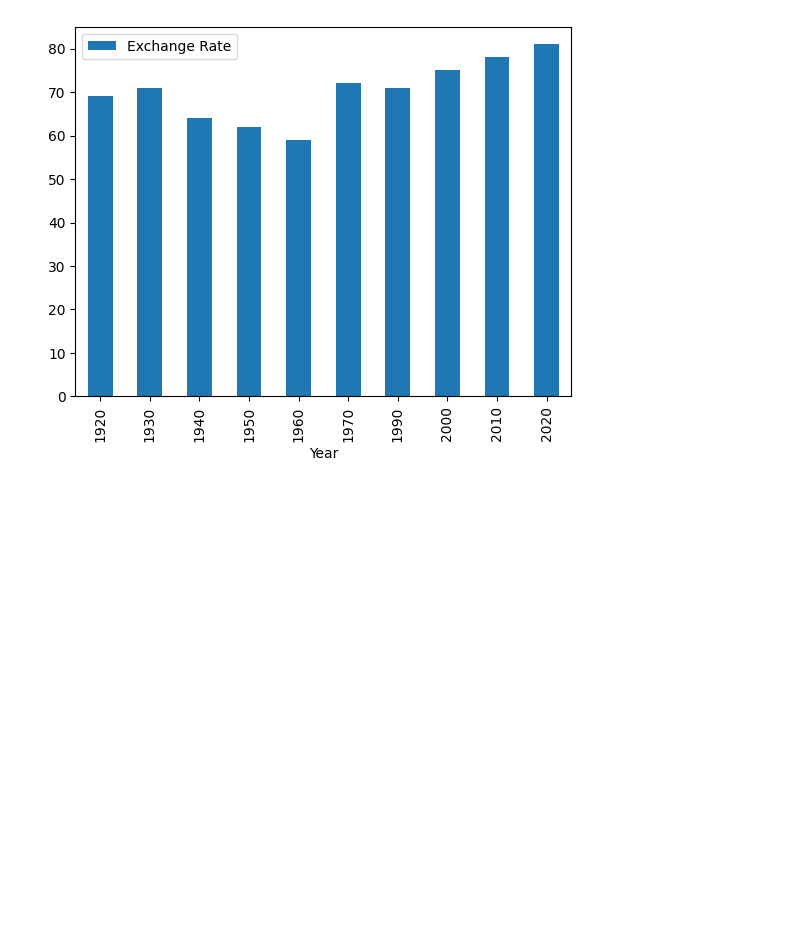
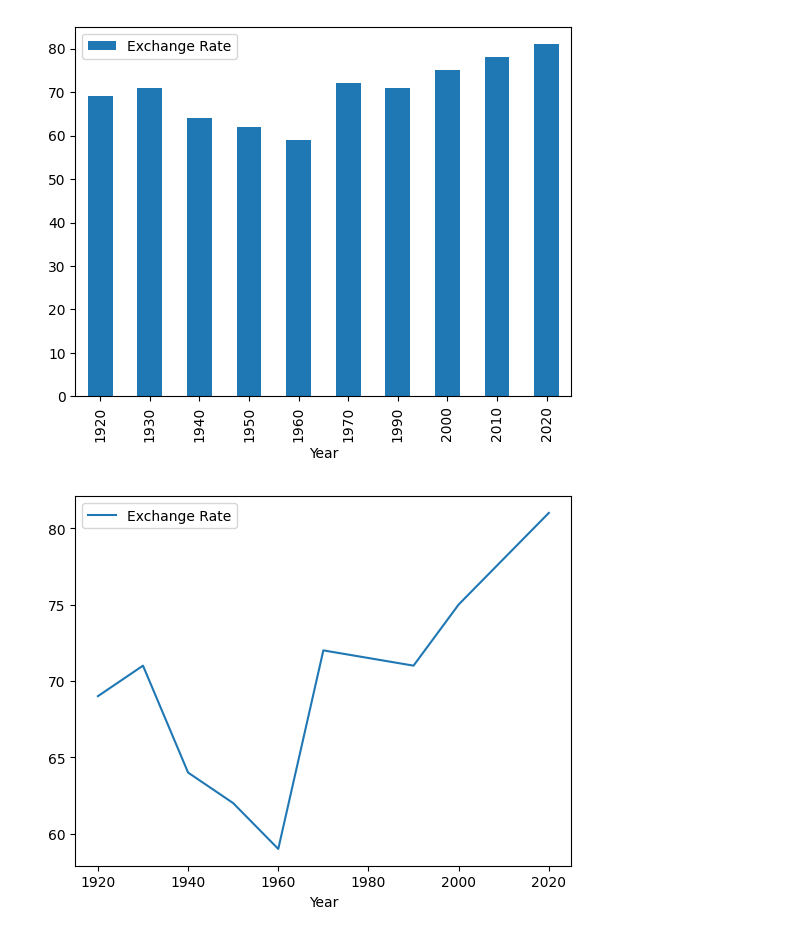
Before and after one commit to Arnab-apk/Gen_AI, a Jupyter notebook: data_vis.ipynb, the cells around one changed output. Cells and saved outputs as stored; diff of their text form; code cells hidden in the pictures; blank space fills up the shorter version.

```diff
--- a/data_vis.ipynb
+++ b/data_vis.ipynb
@@ -35,3 +36,9 @@ df.plot(x='Year',y='Exchange Rate',kind='bar')
 plt.show()
 # %% [output]
 [figure]
+# %%
+#Line chart
+df.plot(x='Year',y='Exchange Rate',kind="line")
+plt.show()
+# %% [output]
+[figure, added]
```
Also changed, not shown: parts of 1 cell of this notebook.
